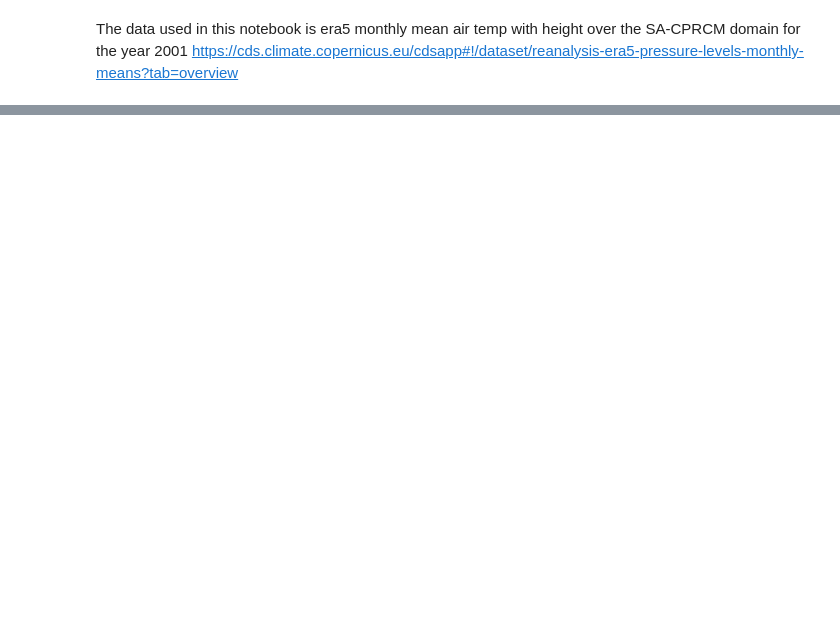
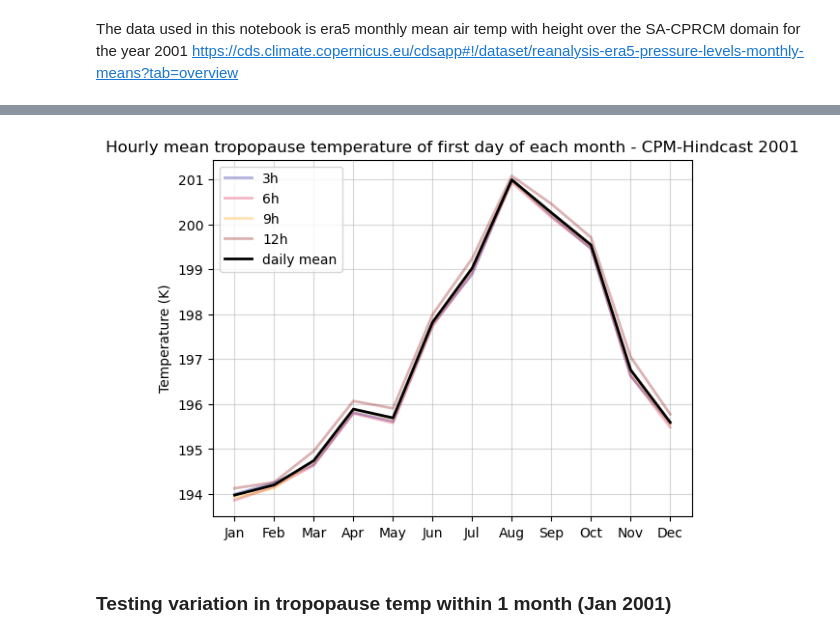
Before and after one commit to harrietgilmour/analysis, a Jupyter notebook: tropopause_temp.ipynb, the cells around one changed output, grey strips where cells are left out. Cells and saved outputs as stored; diff of their text form; code cells hidden in the pictures; blank space fills up the shorter version.

```diff
--- a/tropopause_temp.ipynb
+++ b/tropopause_temp.ipynb
@@ -392,0 +1195,6 @@ plt.grid(alpha=0.5)
+# %%
+cpm_airtemp_hours = pd.DataFrame()
+cpm_airtemp_hours['3h'] = np.zeros(12)
+cpm_airtemp_hours['6h'] = np.zeros(12)
+cpm_airtemp_hours['9h'] = np.zeros(12)
+cpm_airtemp_hours['12h'] = np.zeros(12)
@@ -392,0 +1217,6 @@ plt.grid(alpha=0.5)
+# %%
+cpm_airtemp_hours['3h'] = trop_temp_3
+# %%
+cpm_airtemp_hours['6h'] = trop_temp_6
+cpm_airtemp_hours['9h'] = trop_temp_9
+cpm_airtemp_hours['12h'] = trop_temp_12
@@ -392,0 +1227,11 @@ plt.grid(alpha=0.5)
+# %%
+i = 0
+cpm_airtemp_hours['mean'] = np.nan
+
+for i in np.arange(0,12):
+    print(i)
+    mean = cpm_airtemp_hours.iloc[i].mean()
+    print(mean)
+    cpm_airtemp_hours['mean'].iloc[i] = mean
+    print()
+    i = i+1
@@ -392,0 +1272,15 @@ plt.grid(alpha=0.5)
+# %%
+plt.plot(trop_temp_3, label='3h',linewidth=2, color='darkblue', alpha=0.3)
+plt.plot(trop_temp_6, label='6h',linewidth=2, color='crimson', alpha=0.3)
+plt.plot(trop_temp_9, label='9h',linewidth=2, color='orange', alpha=0.3)
+plt.plot(trop_temp_12, label='12h',linewidth=2, color='darkred', alpha=0.3)
+plt.plot(cpm_airtemp_hours['mean'], linewidth=2, color='k', label = 'daily mean')
+plt.title('Hourly mean tropopause temperature of first day of each month - CPM-Hindcast 2001')
+plt.xticks(np.arange(0,12),['Jan', 'Feb', 'Mar', 'Apr', 'May', 'Jun', 'Jul', 'Aug', 'Sep', 'Oct', 'Nov', 'Dec'])
+plt.ylabel('Temperature (K)')
+plt.legend(loc='best')
+plt.grid(alpha=0.5)
+# %% [output]
+[figure, added]
+# %% [markdown]
+### Testing variation in tropopause temp within 1 month (Jan 2001) ###
```
Also changed, not shown: parts of 112 cells of this notebook.
